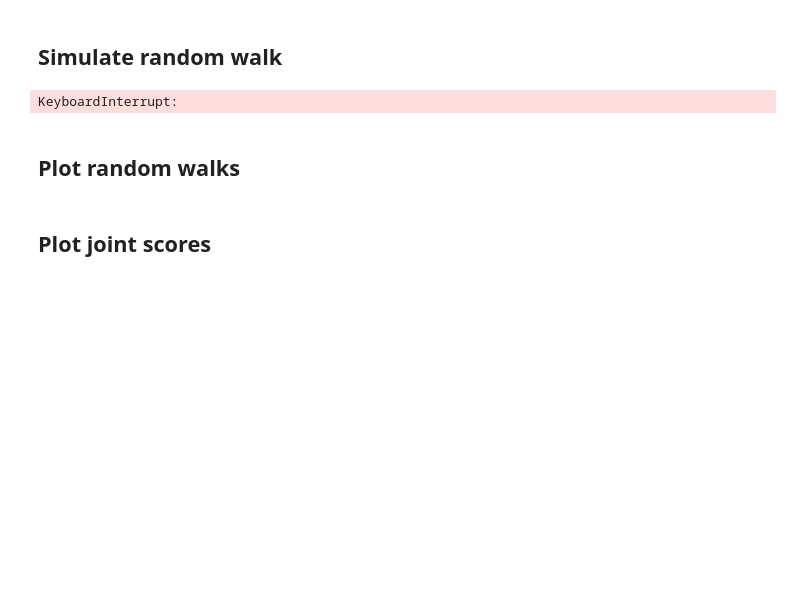
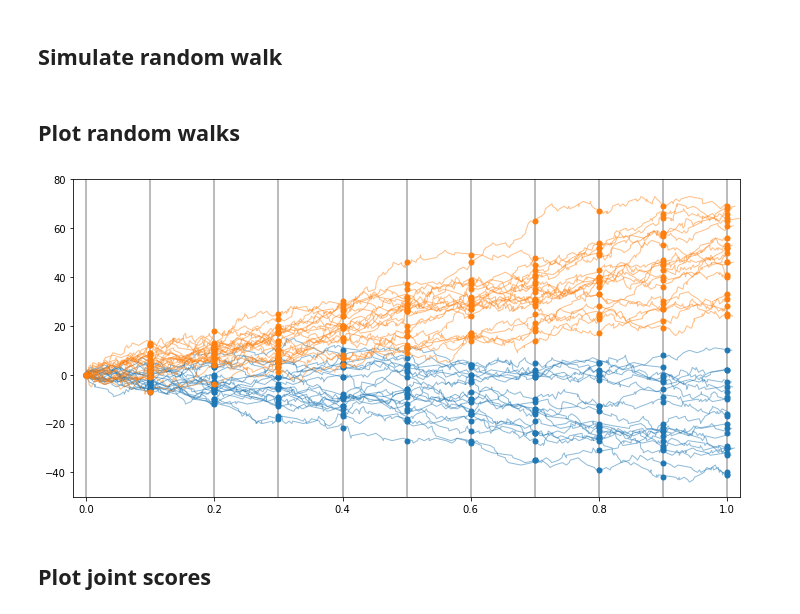
Before and after one commit to johannbrehmer/goldmine, a Jupyter notebook: goldmine/notebooks/random_walk/Random walk.ipynb, the cells around one changed output. Cells and saved outputs as stored; diff of their text form; code cells hidden in the pictures; blank space fills up the shorter version.

Commit message:
Checkpoint support in test.py, fixed issues in random walk example

```diff
--- a/goldmine/notebooks/random_walk/Random walk.ipynb
+++ b/goldmine/notebooks/random_walk/Random walk.ipynb
@@ -15,2 +23,8 @@ logging.getLogger().setLevel(logging.INFO)
+# %%
+n_sim = 10000
+n_plot = 20
+
+theta0 = 80.
+theta1 = 150.
 # %% [markdown]
 ## Simulate random walk
@@ -20,14 +31,15 @@ n_plot = 20
 # %%
 sim = CheckpointedRandomWalk()
-x0, t_xz0, z_checkpoints0, t_xz_checkpoints0, z0 = sim.rvs_score([80.], [100.], n_sim, return_histories=True)
-x1, t_xz1, z_checkpoints1, t_xz_checkpoints1, z1 = sim.rvs_score([150.], [100.], n_sim, return_histories=True)
+x0, t_xz0, z_checkpoints0, t_xz_checkpoints0, z0 = sim.rvs_score([theta0], [100.], n_sim, return_histories=True)
+x1, t_xz1, z_checkpoints1, t_xz_checkpoints1, z1 = sim.rvs_score([theta1], [100.], n_sim, return_histories=True)
-# %% [output]
-KeyboardInterrupt:
+# %%
+z_checkpoints0 = z_checkpoints0.astype(np.float)
+z_checkpoints1 = z_checkpoints1.astype(np.float)
 # %% [markdown]
 ## Plot random walks
 # %%
 checkpoints = np.linspace(0.,1.,11)
-xmin, xmax = -30, 100
+xmin, xmax = -50, 80
 
 fig = plt.figure(figsize=(10,5))
 
@@ -45,34 +57,39 @@ for z in z0[:n_plot]:
     plt.plot(
         np.array(z)[:,0], np.array(z)[:,1],
         ls='-',c='C0', lw=1., alpha=0.5
     )
 
 # Trajectories from theta1
 for z in z1[:n_plot]:
     plt.plot(
         np.array(z)[:,0], np.array(z)[:,1],
         ls='-', c='C1',lw=1., alpha=0.5
     )
 
 # Checkpoints from theta0
-for z in z_checkpoints0:
+for z in z_checkpoints0[:n_plot]:
     plt.plot(
         checkpoints, z,
         marker='o', ms=5., ls=' ', c='C0', alpha=1.
     )
 
 # Checkpoints from theta1
 for z in z_checkpoints1[:n_plot]:
     plt.plot(
         checkpoints, z,
         marker='o', ms=5., ls=' ', c='C1', alpha=1.
     )
 
 plt.xlim(-0.02,1.02)
 plt.ylim(xmin, xmax)
 
+plt.xlabel('t')
+plt.ylabel('x')
+
 plt.tight_layout()
 plt.show()
+# %% [output]
+[figure, added]
 # %% [markdown]
 ## Plot joint scores
 # %%
```
Also changed, not shown: parts of 8 cells of this notebook, 2 other files.
